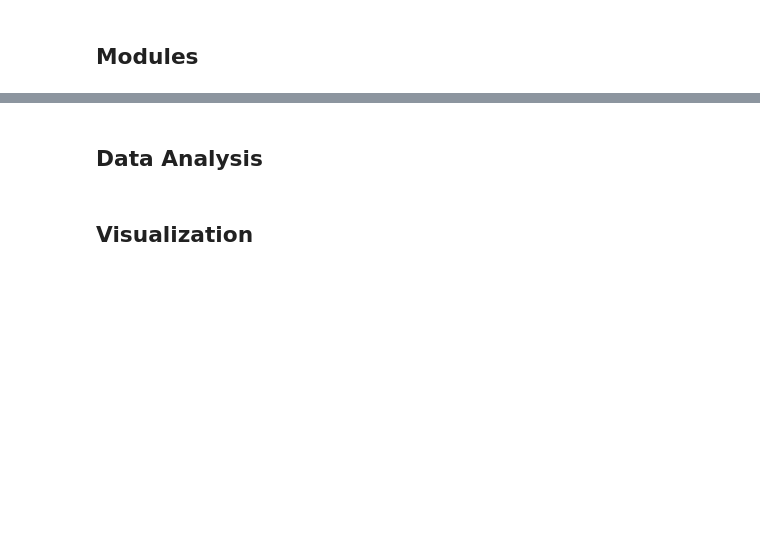
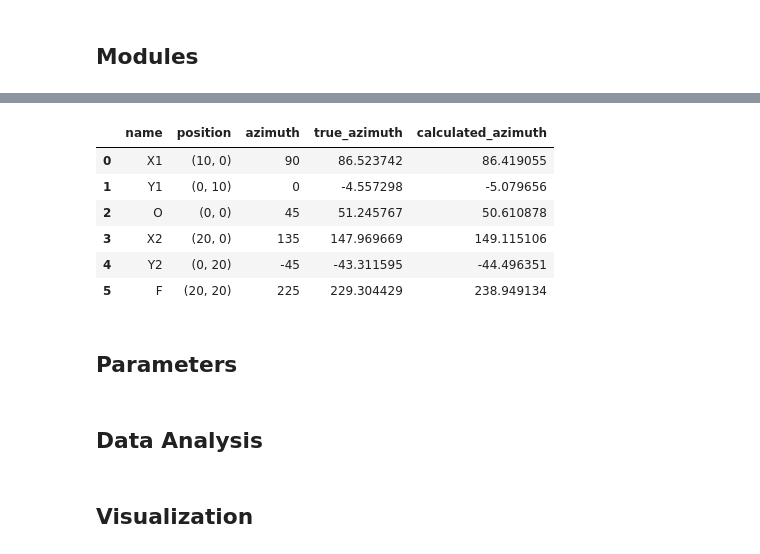
Before and after one commit to Guy-Ben-Yosef/VISTRKR, a Jupyter notebook: performance_analysis/fully_simulated.ipynb, the cells around one changed output, grey strips where cells are left out. Saved outputs shown, nothing was run; the diff lists cells and outputs as text; code cells hidden in the pictures; blank space fills up the shorter version.

```diff
--- a/performance_analysis/fully_simulated.ipynb
+++ b/performance_analysis/fully_simulated.ipynb
@@ -25,0 +26,14 @@ ERROR = 30 # pixel white gaussian noise STD
+# %%
+cameras_data = simulate_calibration(cameras_data, calibration_points, angle_error_std=10, pixel_error_std=30)
+
+with open("calibrated_cameras_data.txt", 'w') as file:
+    for camera in cameras_data:
+        for key, value in camera.items():
+            if key in ['name', 'position', 'azimuth', 'true_azimuth']:
+                if isinstance(value, float):
+                    file.write(f'{value:.2f}\t\t')
+                else:
+                    file.write(f'{value}\t\t')
+        file.write(f'\n')
+
+calibration_points
@@ -25,0 +75,12 @@ ERROR = 30 # pixel white gaussian noise STD
+# %%
+pd.DataFrame(cameras_data)[['name', 'position', 'azimuth', 'true_azimuth', 'calculated_azimuth']]
+# %% [output]
+|  | name | position | azimuth | true_azimuth | calculated_azimuth |
+| 0 | X1 | (10, 0) | 90 | 86.523742 | 86.419055 |
+| 1 | Y1 | (0, 10) | 0 | -4.557298 | -5.079656 |
+| 2 | O | (0, 0) | 45 | 51.245767 | 50.610878 |
+| 3 | X2 | (20, 0) | 135 | 147.969669 | 149.115106 |
+| 4 | Y2 | (0, 20) | -45 | -43.311595 | -44.496351 |
+| 5 | F | (20, 20) | 225 | 229.304429 | 238.949134 |
+# %% [markdown]
+## Parameters
```
Also changed, not shown: parts of 10 cells of this notebook.
